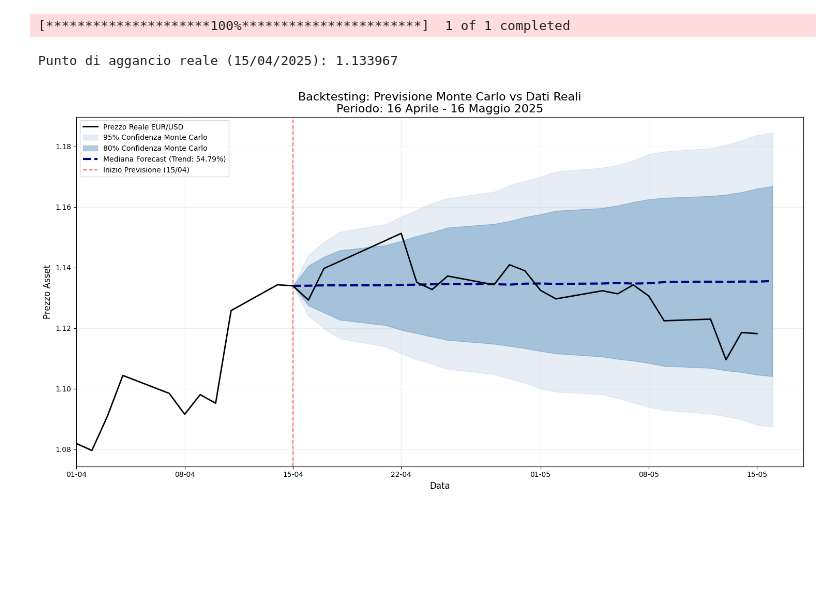
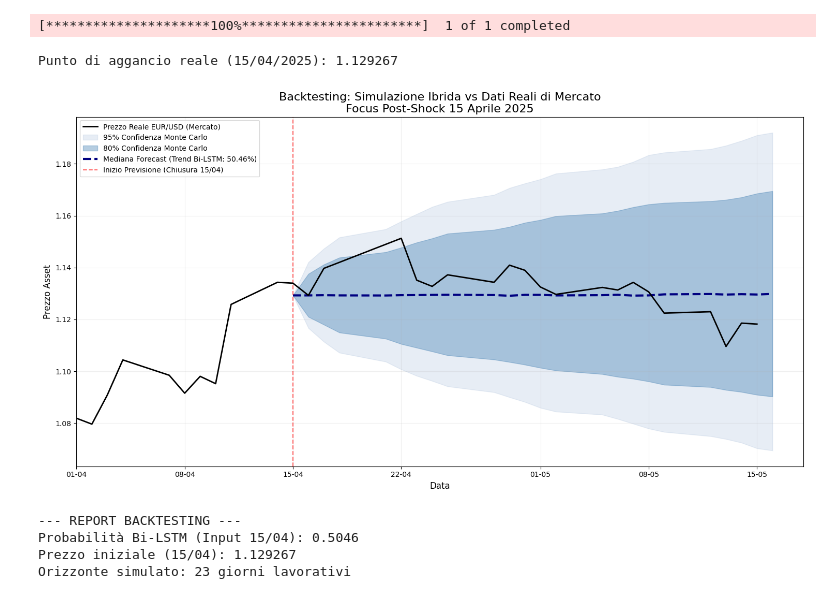
Before and after one commit to dieguz17/Forecasting-EUR-USD-Integrazione-di-modelli-GARCH-e-Sentiment-Analysis-FinBERT-BiLSTM-, a Jupyter notebook: tesipartepython.ipynb, the cells around one changed output. Drawn from its saved outputs; the diff is of its cells as text; code cells hidden in the pictures; blank space fills up the shorter version.

```diff
--- a/tesipartepython.ipynb
+++ b/tesipartepython.ipynb
@@ -668,88 +660,101 @@ import matplotlib.pyplot as plt
 import matplotlib.dates as mdates
 import yfinance as yf
 
-# --- 1. CONFIGURAZIONE DATE E DOWNLOAD ---
-# L'ultimo giorno di dati storici (punto di partenza)
+
 LAST_HISTORICAL_DATE = "2025-04-15"
-# Inizio e fine della previsione (23 giorni lavorativi circa)
 START_FORECAST = "2025-04-16"
 END_FORECAST = "2025-05-16"
 
-# Download dati reali EUR/USD
-# Scarichiamo da inizio aprile per avere un po' di contesto grafico
+
 ticker = "EURUSD=X"
+
 real_data = yf.download(ticker, start="2025-04-01", end=END_FORECAST)
 
-# Pulizia MultiIndex se presente (versioni recenti di yfinance)
 if isinstance(real_data.columns, pd.MultiIndex):
     real_data.columns = real_data.columns.get_level_values(0)
 
-# Estraiamo il prezzo di partenza esatto al 15 Aprile
-LATEST_PRICE = real_data.loc[real_data.index <= LAST_HISTORICAL_DATE, 'Close'].iloc[-1]
-LAST_DATE = real_data.index[real_data.index <= LAST_HISTORICAL_DATE][-1]
+
+LATEST_PRICE = 1.129267
+LAST_DATE = pd.to_datetime(LAST_HISTORICAL_DATE)
 
 print(f"Punto di aggancio reale ({LAST_DATE.strftime('%d/%m/%Y')}): {LATEST_PRICE:.6f}")
 
-# --- 2. MONTE CARLO IBRIDO (Logica basata sui tuoi parametri) ---
+
 N_SCENARI = 10000
-# Generiamo le date lavorative dal 16 aprile al 16 maggio
+np.random.seed(42)
+
+
+latest_sigma = 0.005711679
+predicted_prob = 0.5046
+
+
 future_dates = pd.date_range(start=START_FORECAST, end=END_FORECAST, freq='B')
 N_GIORNI_FUTURI = len(future_dates)
 
-np.random.seed(42)
-# Parametri (sostituisci con i valori reali del tuo modello se diversi)
-latest_sigma = 0.0045   # Esempio volatilità
-predicted_prob = 0.5479 # Esempio tua probabilità Bi-LSTM
 
-# Simulazione
 random_returns = np.random.normal(0, latest_sigma, (N_GIORNI_FUTURI, N_SCENARI))
+
+
 predicted_drift_intensity = (predicted_prob - 0.5) * 2
 avg_historical_drift = 0.0005
 adjusted_drift = predicted_drift_intensity * avg_historical_drift
+
 
 simulated_log_returns = random_returns + adjusted_drift
 cumulative_log_returns = simulated_log_returns.cumsum(axis=0)
 simulated_prices = LATEST_PRICE * np.exp(cumulative_log_returns)
 
-# Aggiungiamo il punto di partenza (T=0 al 15 aprile) per continuità grafica
+
 final_sim_prices = np.vstack([np.full(N_SCENARI, LATEST_PRICE), simulated_prices])
+
 plot_dates = [LAST_DATE] + list(future_dates)
 
-# Statistiche per il grafico
+
 median_forecast = np.median(final_sim_prices, axis=1)
 lower_80 = np.percentile(final_sim_prices, 10, axis=1)
 upper_80 = np.percentile(final_sim_prices, 90, axis=1)
 lower_95 = np.percentile(final_sim_prices, 2.5, axis=1)
 upper_95 = np.percentile(final_sim_prices, 97.5, axis=1)
 
-# --- 3. GENERAZIONE GRAFICO ---
+
 plt.figure(figsize=(15, 8))
 
-# A. Serie reale (fino al 16 maggio)
-plt.plot(real_data.index, real_data['Close'], color='black', linewidth=2, label='Prezzo Reale EUR/USD', zorder=5)
 
-# B. Fan Chart (Incertezza)
+plt.plot(real_data.index, real_data['Close'], color='black', linewidth=2, label='Prezzo Reale EUR/USD (Mercato)', zorder=5)
+
+
 plt.fill_between(plot_dates, lower_95, upper_95, color='#B0C4DE', alpha=0.3, label='95% Confidenza Monte Carlo')
 plt.fill_between(plot_dates, lower_80, upper_80, color='#4682B4', alpha=0.4, label='80% Confidenza Monte Carlo')
 
-# C. Mediana Previsione
-plt.plot(plot_dates, median_forecast, color='#000080', linewidth=3, linestyle='--', label=f'Mediana Forecast (Trend: {predicted_prob:.2%})')
 
-# D. Formattazione e dettagli
-plt.axvline(x=LAST_DATE, color='red', linestyle='--', alpha=0.6, label='Inizio Previsione (15/04)')
-plt.title(f'Backtesting: Previsione Monte Carlo vs Dati Reali\nPeriodo: 16 Aprile - 16 Maggio 2025', fontsize=16)
+plt.plot(plot_dates, median_forecast, color='#000080', linewidth=3, linestyle='--',
+         label=f'Mediana Forecast (Trend Bi-LSTM: {predicted_prob:.2%})')
+
+
+plt.axvline(x=LAST_DATE, color='red', linestyle='--', alpha=0.6, label='Inizio Previsione (Chiusura 15/04)')
+
+plt.title(f'Backtesting: Simulazione Ibrida vs Dati Reali di Mercato\nFocus Post-Shock 15 Aprile 2025', fontsize=16)
 plt.ylabel('Prezzo Asset', fontsize=12)
 plt.xlabel('Data', fontsize=12)
 plt.gca().xaxis.set_major_formatter(mdates.DateFormatter('%d-%m'))
 plt.grid(True, alpha=0.2)
 plt.legend(loc='upper left')
 
-# Zoom sull'area di interesse
+
 plt.xlim(pd.to_datetime("2025-04-01"), pd.to_datetime(END_FORECAST) + pd.Timedelta(days=2))
 
 plt.tight_layout()
 plt.show()
+
+print(f"--- REPORT BACKTESTING ---")
+print(f"Probabilità Bi-LSTM (Input 15/04): {predicted_prob:.4f}")
+print(f"Prezzo iniziale (15/04): {LATEST_PRICE}")
+print(f"Orizzonte simulato: {N_GIORNI_FUTURI} giorni lavorativi")
 # %% [output]
 [*********************100%***********************]  1 of 1 completed
-Punto di aggancio reale (15/04/2025): 1.133967
+Punto di aggancio reale (15/04/2025): 1.129267
-[figure, old version]
+[figure, new version]
+--- REPORT BACKTESTING ---
+Probabilità Bi-LSTM (Input 15/04): 0.5046
+Prezzo iniziale (15/04): 1.129267
+Orizzonte simulato: 23 giorni lavorativi
```
Also changed, not shown: parts of 11 cells of this notebook.
